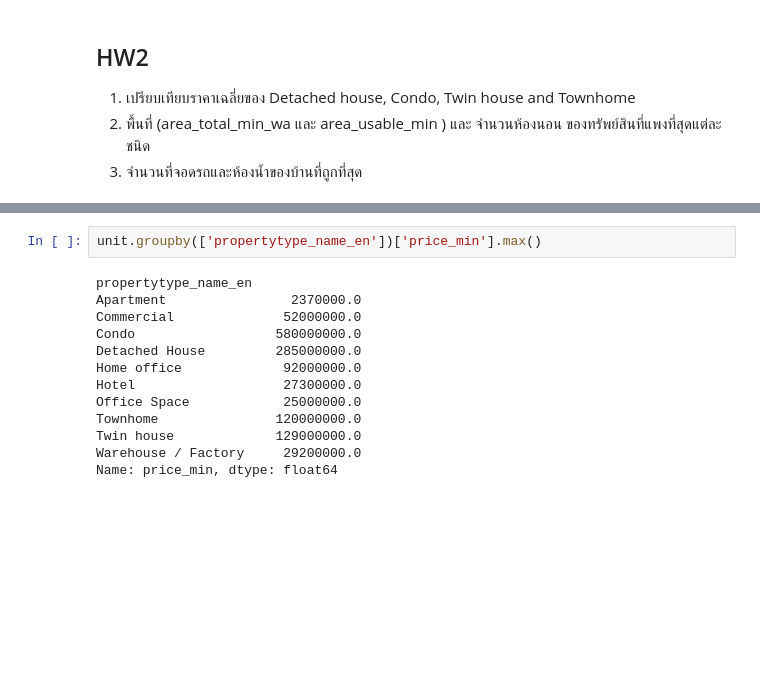
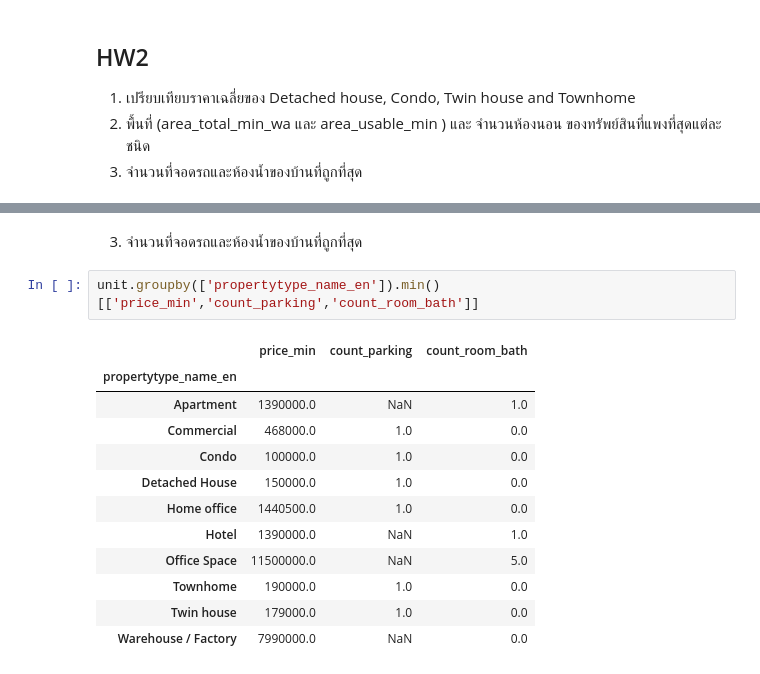
Before and after one commit to supatsara2002/BasicProg_DataViz65, a Jupyter notebook: pandas101.ipynb, the cells around one changed output, grey strips where cells are left out. Drawn from its saved outputs; the diff is of its cells as text; blank space fills up the shorter version.

```diff
--- a/pandas101.ipynb
+++ b/pandas101.ipynb
@@ -432,15 +459,17 @@ unit.groupby(['propertytype_name_en']).count()
+# %% [markdown]
+3. จำนวนที่จอดรถและห้องน้ำของบ้านที่ถูกที่สุด
 # %%
-unit.groupby(['propertytype_name_en'])['price_min'].max()
+unit.groupby(['propertytype_name_en']).min()[['price_min','count_parking','count_room_bath']]
 # %% [output]
-propertytype_name_en
-Apartment                2370000.0
-Commercial              52000000.0
-Condo                  580000000.0
-Detached House         285000000.0
-Home office             92000000.0
-Hotel                   27300000.0
-Office Space            25000000.0
-Townhome               120000000.0
-Twin house             129000000.0
-Warehouse / Factory     29200000.0
-Name: price_min, dtype: float64
+|  | price_min | count_parking | count_room_bath |
+| propertytype_name_en |  |  |  |
+| Apartment | 1390000.0 | NaN | 1.0 |
+| Commercial | 468000.0 | 1.0 | 0.0 |
+| Condo | 100000.0 | 1.0 | 0.0 |
+| Detached House | 150000.0 | 1.0 | 0.0 |
+| Home office | 1440500.0 | 1.0 | 0.0 |
+| Hotel | 1390000.0 | NaN | 1.0 |
+| Office Space | 11500000.0 | NaN | 5.0 |
+| Townhome | 190000.0 | 1.0 | 0.0 |
+| Twin house | 179000.0 | 1.0 | 0.0 |
+| Warehouse / Factory | 7990000.0 | NaN | 0.0 |
```
Also changed, not shown: parts of 7 cells of this notebook.
